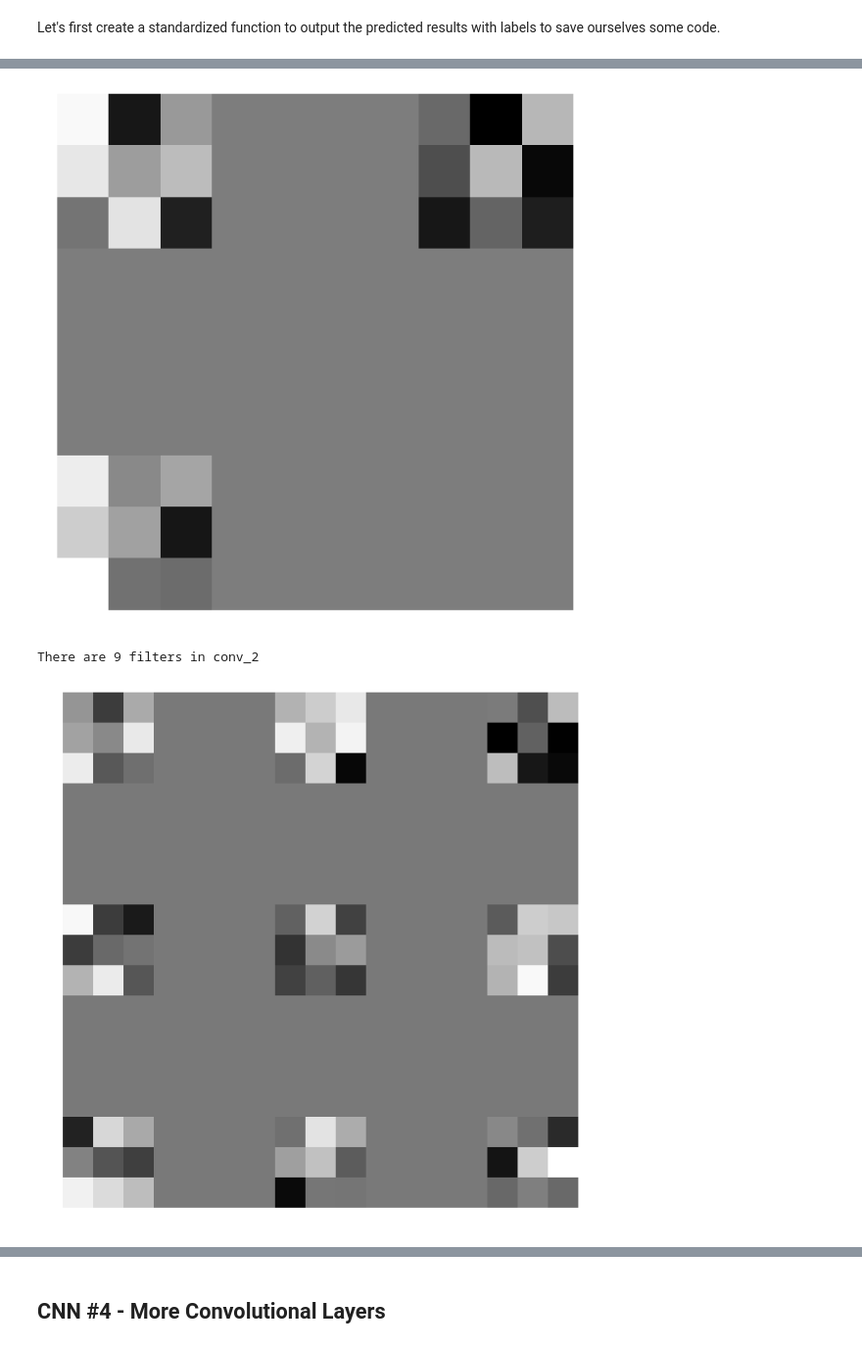
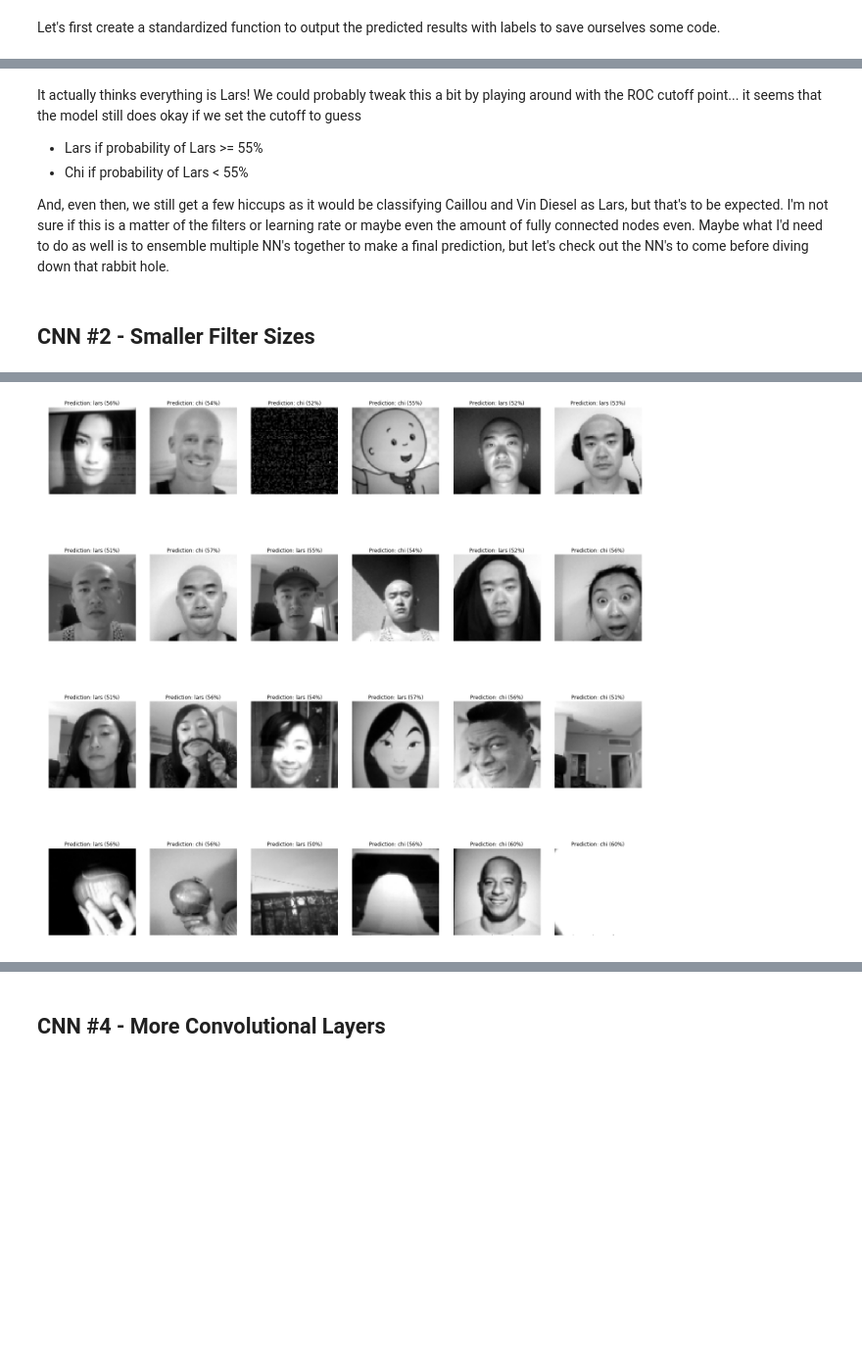
Before and after one commit to strikingmoose/chi_lars_face_detection, a Jupyter notebook: notebook/17 - Testing CNN With Different Test Set.ipynb, the cells around one changed output, grey strips where cells are left out. Shown at 98% size. Drawn from its saved outputs; the diff is of its cells as text; code cells hidden in the pictures; blank space fills up the shorter version.

```diff
--- a/notebook/17 - Testing CNN With Different Test Set.ipynb
+++ b/notebook/17 - Testing CNN With Different Test Set.ipynb
@@ -169,6 +169,9 @@ MinMaxScaler(copy=True, feature_range=(0, 1))
 ## Reshaping 3D Array To 4D Array
 # %%
 chi_photos_np = chi_photos_np.reshape(-1, width, width, 1)
+
+# Keep a copy of the shaped, but unscaled data so we can view them later on as an image still
+test_photos_np_orig = copy.deepcopy(test_photos_np)
 test_photos_np = test_photos_np.reshape(-1, width, width, 1)
 # %% [markdown]
 ## Putting It All Together
@@ -287,8 +310,10 @@ def prediction_matrix(y, y_pred, y_pred_proba, images_to_plot, n_cols):
     i = 0
     for row in ax:
         for col in row:
-            print(y[i].shape)
-            col.set_title('Prediction: {} ({})'.format(y_pred[i], y_pred_proba[i][0] if y_pred[i] == 'chi' else y_pred_proba[i][1]))
+            col.set_title('Prediction: {} ({})'.format(
+                y_pred[i],
+                "{0:.0f}%".format(y_pred_proba[i][0] * 100) if y_pred[i] == 'chi' else "{0:.0f}%".format(y_pred_proba[i][1] * 100)
+            ))
             col.imshow(y[i], cmap='gray')
             col.set_axis_off()
 
@@ -331,5 +356,5 @@ with tf.Graph().as_default():
     y_alt_pred = np.array(['chi' if y[0] > 0.5 else 'lars' for y in y_alt_pred_proba])
 
     # Show prediction matrix
-    prediction_matrix(test_photos_reshaped, y_alt_pred, y_alt_pred_proba, images_to_plot, n_cols)
+    prediction_matrix(test_photos_np_orig, y_alt_pred, y_alt_pred_proba, images_to_plot, n_cols)
 # %% [output]
@@ -347,6 +425,12 @@ I used a 10 x 10 filter in each of the layers... let's go down to a... I dunno,
+# %% [markdown]
+It actually thinks everything is Lars! We could probably tweak this a bit by playing around with the ROC cutoff point... it seems that the model still does okay if we set the cutoff to guess
+- Lars if probability of Lars >= 55%
+- Chi if probability of Lars < 55%
+
+And, even then, we still get a few hiccups as it would be classifying Caillou and Vin Diesel as Lars, but that's to be expected. I'm not sure if this is a matter of the filters or learning rate or maybe even the amount of fully connected nodes even. Maybe what I'd need to do as well is to ensemble multiple NN's together to make a final prediction, but let's check out the NN's to come before diving down that rabbit hole.
+# %% [markdown]
+## CNN \#2 - Smaller Filter Sizes
 # %%
-import tensorflow as tf
-
 with tf.Graph().as_default():
     # Build CNN
     convnet = input_data(shape = [None, 91, 91, 1], name = 'input')
@@ -374,7 +458,10 @@ with tf.Graph().as_default():
         show_metric = True
     )
 
-    # Display convolutional filters
-    display_convolutions(model, 'conv_1')
-    display_convolutions(model, 'conv_2')
+    # Predict on test set
+    y_alt_pred_proba = np.array(model.predict(test_photos_reshaped))
+    y_alt_pred = np.array(['chi' if y[0] > 0.5 else 'lars' for y in y_alt_pred_proba])
+
+    # Show prediction matrix
+    prediction_matrix(test_photos_np_orig, y_alt_pred, y_alt_pred_proba, images_to_plot, n_cols)
 # %% [output]
@@ -387,3 +473 @@ There are 3 filters in conv_1
-[figure, old version]
+[figure, new version]
-There are 9 filters in conv_2
-[figure, removed]
```
Also changed, not shown: parts of 32 cells of this notebook, 1 other file.
